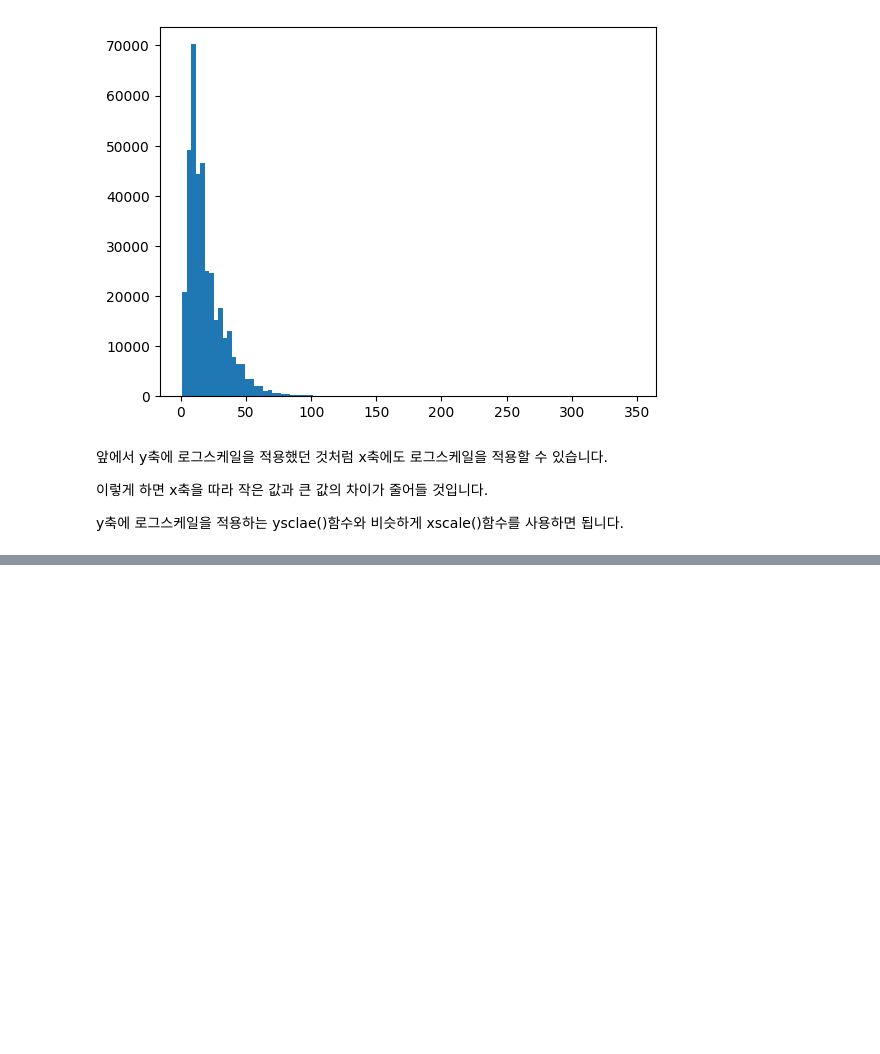
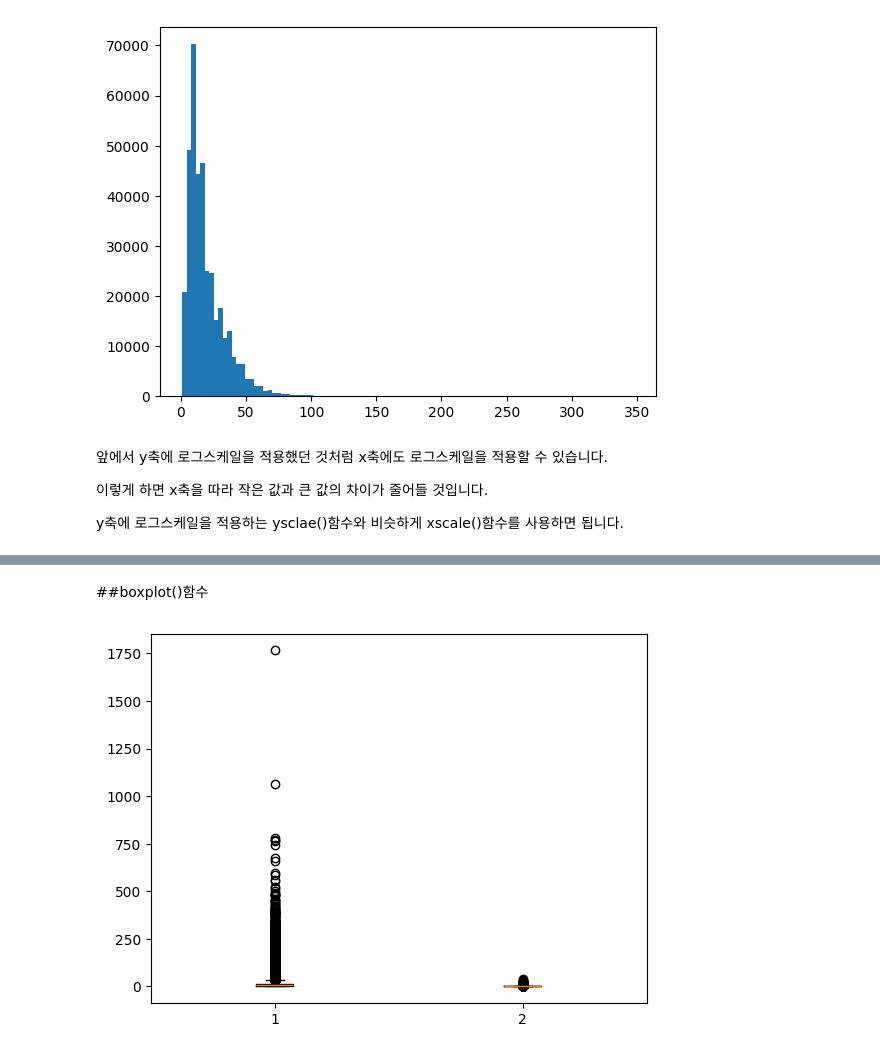
Before and after one commit to oicr3721/jjangjoa, a Jupyter notebook: 202210866/분포요약하기.ipynb, the cells around one changed output, grey strips where cells are left out. Drawn from its saved outputs; the diff is of its cells as text; code cells hidden in the pictures; blank space fills up the shorter version.

```diff
--- a/202210866/분포요약하기.ipynb
+++ b/202210866/분포요약하기.ipynb
@@ -199,0 +232,9 @@ y축에 로그스케일을 적용하는 ysclae()함수와 비슷하게 xscale()
+# %% [markdown]
+##boxplot()함수
+# %%
+temp = ns_book7[['대출건수','도서권수']]
+# %%
+plt.boxplot(temp)
+plt.show()
+# %% [output]
+[figure, added]
```
Also changed, not shown: parts of 22 cells of this notebook.
